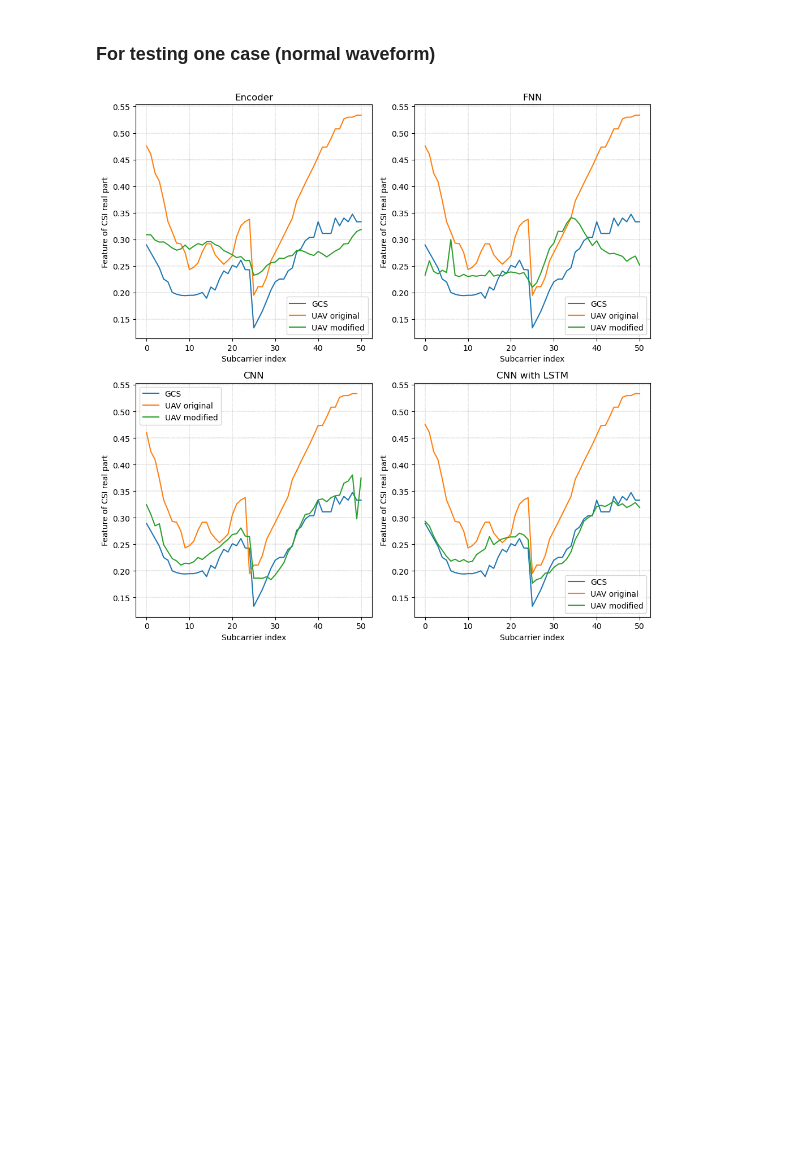
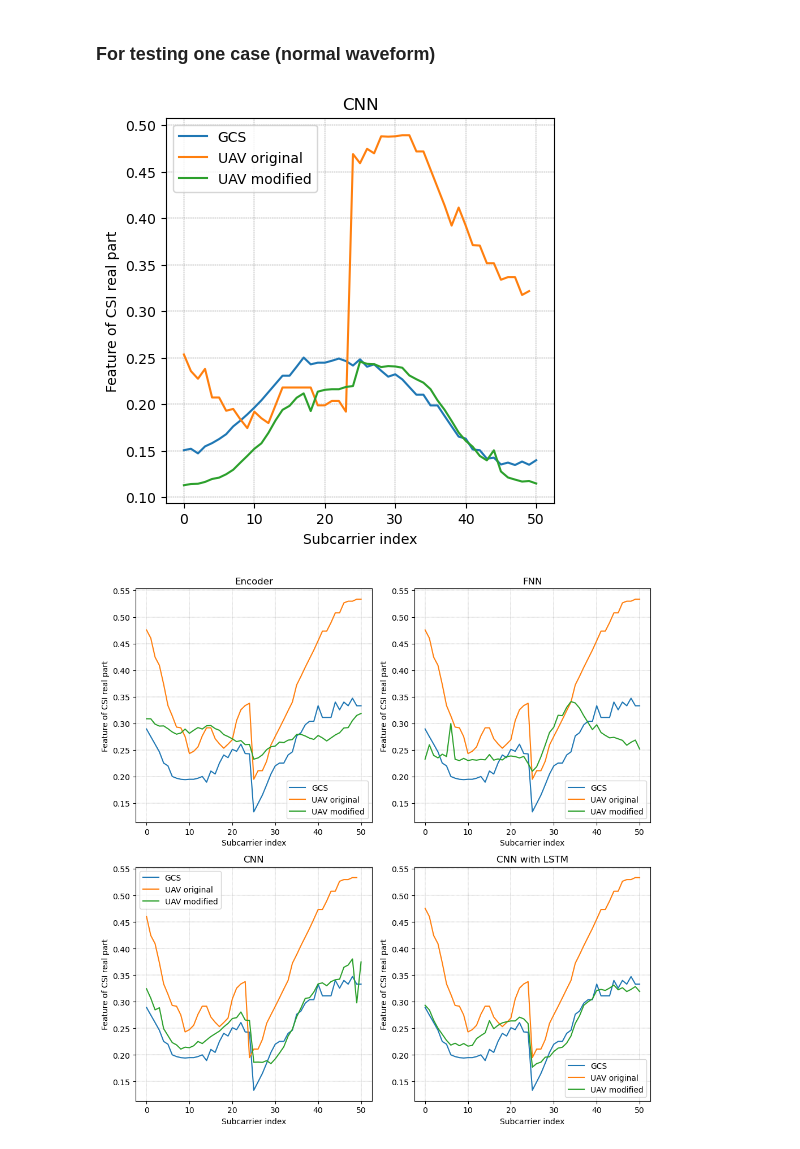
Before and after one commit to jarjun1218/PLKG_ML, a Jupyter notebook: plkg_ml/res_final.ipynb, the cells around one changed output. Cells and saved outputs as stored; diff of their text form; code cells hidden in the pictures; blank space fills up the shorter version.

```diff
--- a/plkg_ml/res_final.ipynb
+++ b/plkg_ml/res_final.ipynb
@@ -556,5 +522,27 @@ testset_all_quan = np.load("test_set_4/quantified_speed_testing_set_all.npy")
 # %%
-plot_index = 1218
+plot_index = 111
+# %%
+plt.figure(figsize=(5, 5))
+
+model = torch.load('cnn_basic/model_final_test.pth', weights_only=False)
+model.eval()
+
+d_s = csi_cnn_dataset(testset)
+data, iot_original = d_s.__getitem__(plot_index)
+iot_original = iot_original.detach().numpy()
+uav_original = data[0].detach().numpy()
+uav_modify = model(torch.unsqueeze(data, 0)).detach().numpy()
+plt.plot(iot_original)
+plt.plot(uav_original[0][1:52])
+plt.plot(uav_modify)
+plt.legend(['GCS','UAV original','UAV modified'])
+plt.ylabel('Feature of CSI real part')
+plt.xlabel('Subcarrier index')
+plt.title('CNN')
+# plt.yticks(np.arange(0.25, 0.425, 0.05))
+plt.grid(True, linestyle='--', linewidth=0.3, color='gray', which='both')
+# %% [output]
+[figure, added]
 # %%
 # plot_index = 1455
 
```
Also changed, not shown: parts of 7 cells of this notebook, 24 other files.
